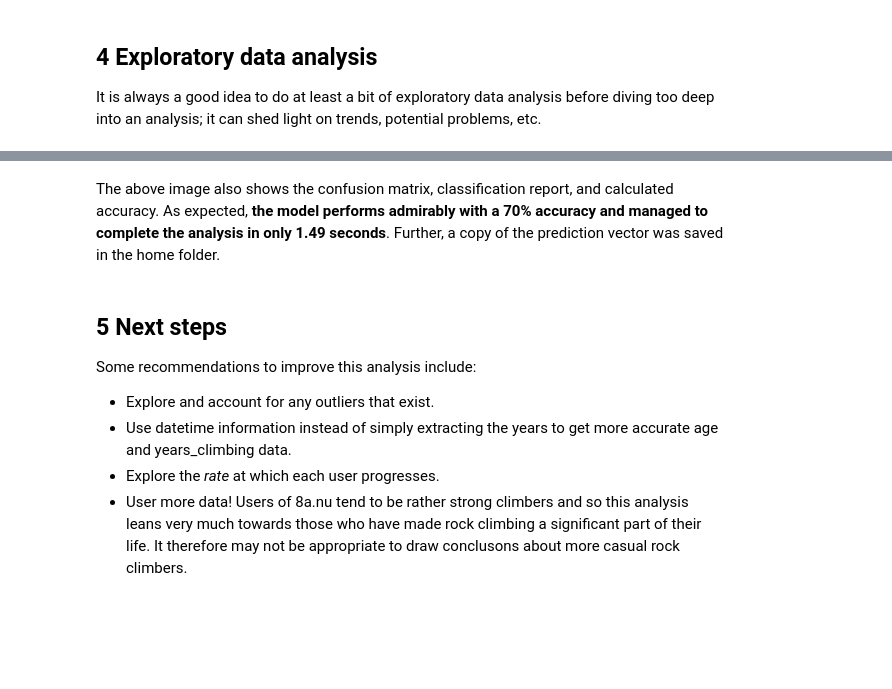
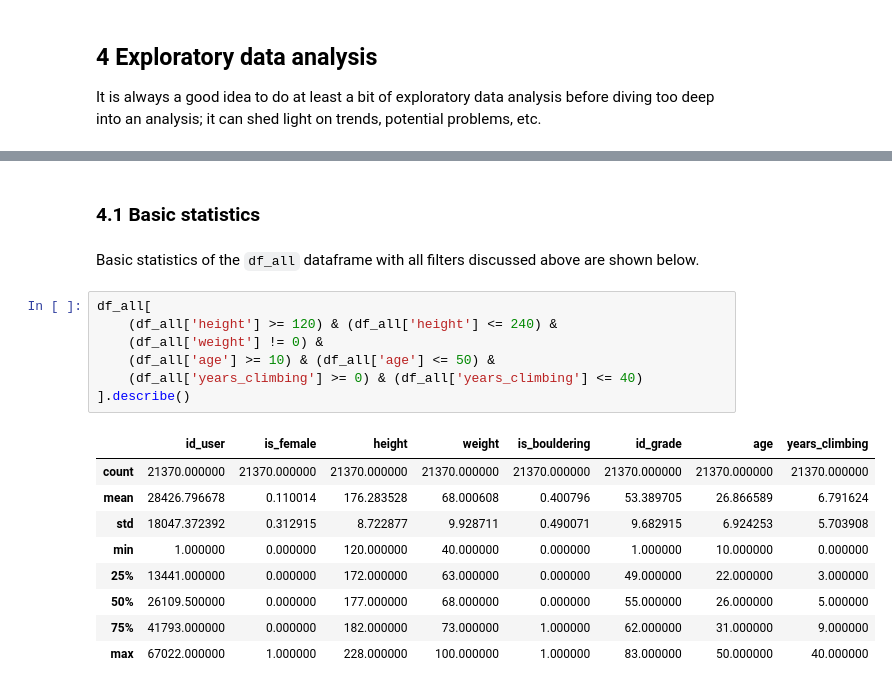
Before and after one commit to stevebachmeier/climber-characteristic-analysis, a Jupyter notebook: Report_climbing.ipynb, the cells around one changed output, grey strips where cells are left out. Saved outputs shown, nothing was run; the diff lists cells and outputs as text; blank space fills up the shorter version.

````diff
--- a/Report_climbing.ipynb
+++ b/Report_climbing.ipynb
@@ -381,11 +184,21 @@ A screen shot of this process is shown below.
-# %% [markdown]
-The above image also shows the confusion matrix, classification report, and calculated accuracy. As expected, **the model performs admirably with a 70% accuracy and managed to complete the analysis in only 1.49 seconds**. Further, a copy of the prediction vector was saved in the home folder.
-# %% [markdown]
-## 5 Next steps
-
-Some recommendations to improve this analysis include:
-
-* Explore and account for any outliers that exist.
-* Use datetime information instead of simply extracting the years to get more accurate age and years_climbing data.
-* Explore the *rate* at which each user progresses.
-* User more data! Users of 8a.nu tend to be rather strong climbers and so this analysis leans very much towards those who have made rock climbing a significant part of their life. It therefore may not be appropriate to draw conclusons about more casual rock climbers.
+# %% [markdown]
+### 4.1 Basic statistics
+# %% [markdown]
+Basic statistics of the ```df_all``` dataframe with all filters discussed above are shown below.
+# %%
+df_all[
+    (df_all['height'] >= 120) & (df_all['height'] <= 240) &
+    (df_all['weight'] != 0) &
+    (df_all['age'] >= 10) & (df_all['age'] <= 50) &
+    (df_all['years_climbing'] >= 0) & (df_all['years_climbing'] <= 40)
+].describe()
+# %% [output]
+|  | id_user | is_female | height | weight | is_bouldering | id_grade | age | years_climbing |
+| count | 21370.000000 | 21370.000000 | 21370.000000 | 21370.000000 | 21370.000000 | 21370.000000 | 21370.000000 | 21370.000000 |
+| mean | 28426.796678 | 0.110014 | 176.283528 | 68.000608 | 0.400796 | 53.389705 | 26.866589 | 6.791624 |
+| std | 18047.372392 | 0.312915 | 8.722877 | 9.928711 | 0.490071 | 9.682915 | 6.924253 | 5.703908 |
+| min | 1.000000 | 0.000000 | 120.000000 | 40.000000 | 0.000000 | 1.000000 | 10.000000 | 0.000000 |
+| 25% | 13441.000000 | 0.000000 | 172.000000 | 63.000000 | 0.000000 | 49.000000 | 22.000000 | 3.000000 |
+| 50% | 26109.500000 | 0.000000 | 177.000000 | 68.000000 | 0.000000 | 55.000000 | 26.000000 | 5.000000 |
+| 75% | 41793.000000 | 0.000000 | 182.000000 | 73.000000 | 1.000000 | 62.000000 | 31.000000 | 9.000000 |
+| max | 67022.000000 | 1.000000 | 228.000000 | 100.000000 | 1.000000 | 83.000000 | 50.000000 | 40.000000 |
````
Also changed, not shown: parts of 59 cells of this notebook, 7 other files.
